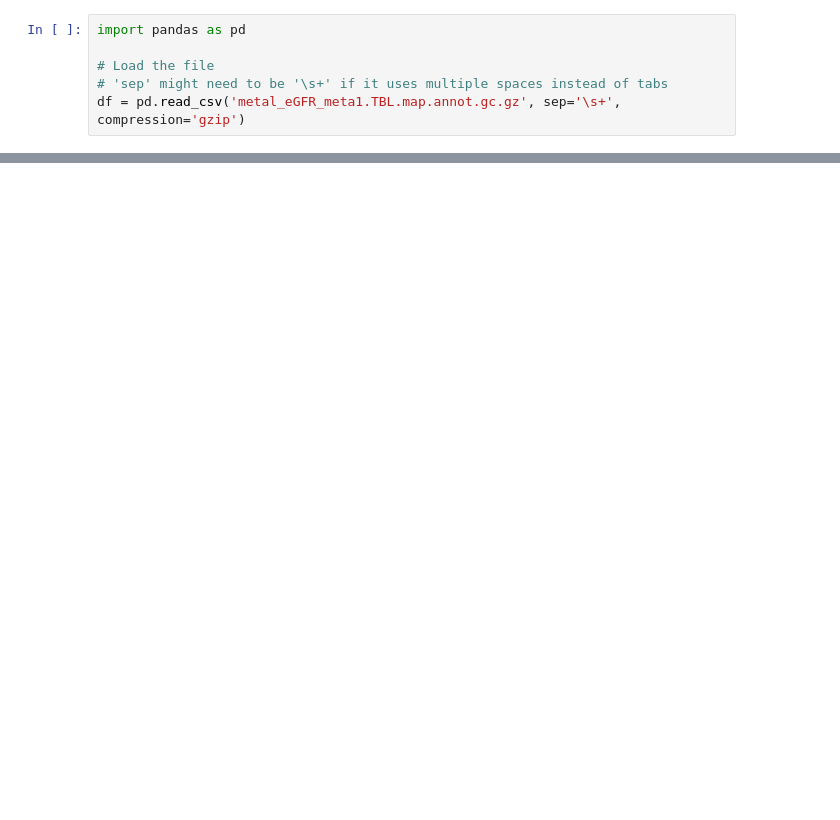
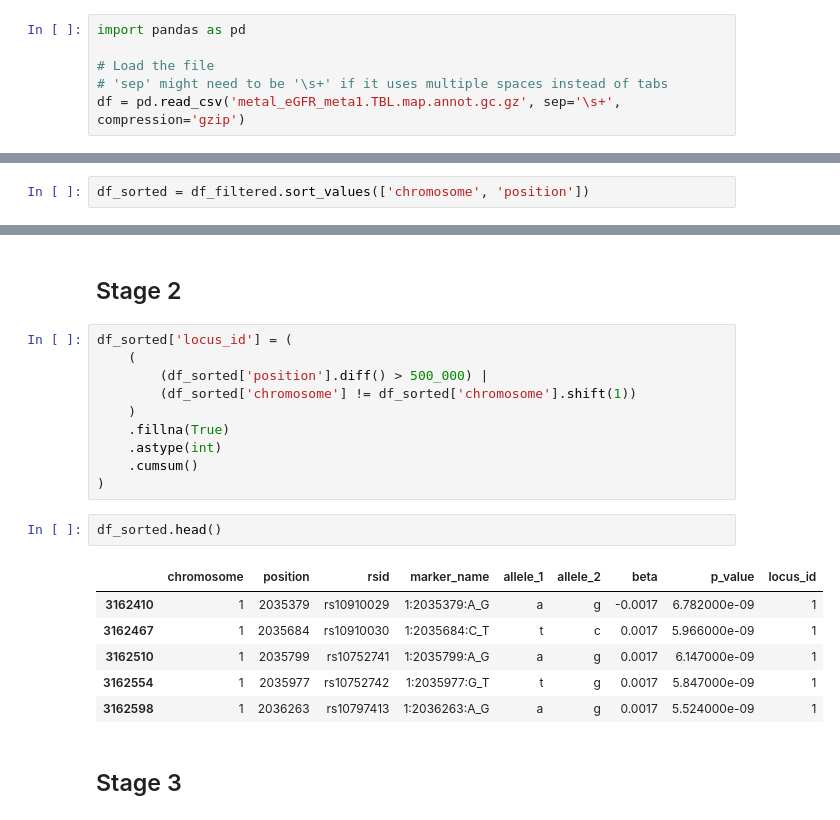
Before and after one commit to Vigneshwarr3/target_discovery_engine, a Jupyter notebook: test.ipynb, the cells around one changed output, grey strips where cells are left out. Cells and saved outputs as stored; diff of their text form; blank space fills up the shorter version.

Commit message:
Understood until stage 4

```diff
--- a/test.ipynb
+++ b/test.ipynb
@@ -135,0 +115,2 @@ m
+# %%
+df_sorted = df_filtered.sort_values(['chromosome', 'position'])
@@ -135,0 +126,23 @@ m
+# %% [markdown]
+## Stage 2
+# %%
+df_sorted['locus_id'] = (
+    (
+        (df_sorted['position'].diff() > 500_000) |
+        (df_sorted['chromosome'] != df_sorted['chromosome'].shift(1))
+    )
+    .fillna(True)
+    .astype(int)
+    .cumsum()
+)
+# %%
+df_sorted.head()
+# %% [output]
+|  | chromosome | position | rsid | marker_name | allele_1 | allele_2 | beta | p_value | locus_id |
+| 3162410 | 1 | 2035379 | rs10910029 | 1:2035379:A_G | a | g | -0.0017 | 6.782000e-09 | 1 |
+| 3162467 | 1 | 2035684 | rs10910030 | 1:2035684:C_T | t | c | 0.0017 | 5.966000e-09 | 1 |
+| 3162510 | 1 | 2035799 | rs10752741 | 1:2035799:A_G | a | g | 0.0017 | 6.147000e-09 | 1 |
+| 3162554 | 1 | 2035977 | rs10752742 | 1:2035977:G_T | t | g | 0.0017 | 5.847000e-09 | 1 |
+| 3162598 | 1 | 2036263 | rs10797413 | 1:2036263:A_G | a | g | 0.0017 | 5.524000e-09 | 1 |
+# %% [markdown]
+## Stage 3
```
Also changed, not shown: parts of 17 cells of this notebook, 2 other files.
